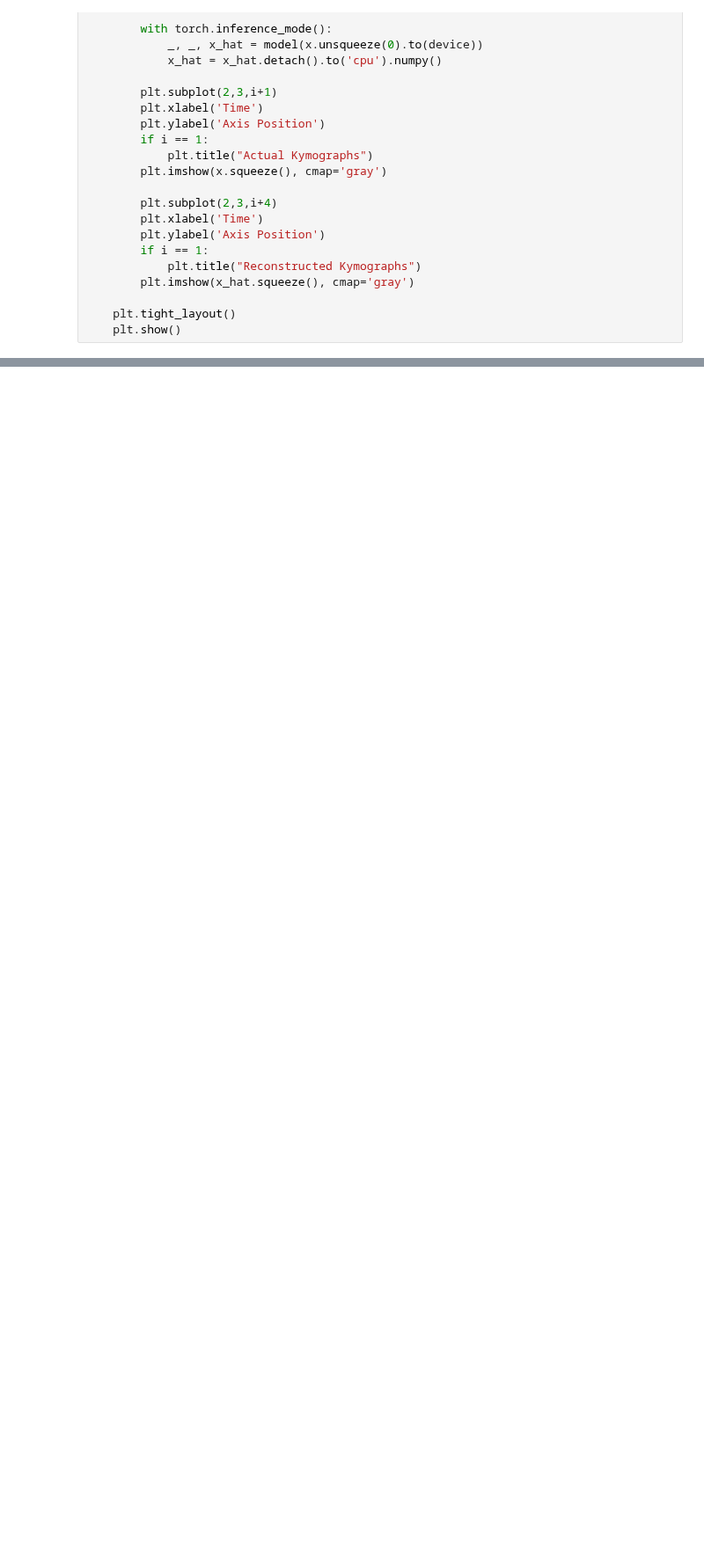
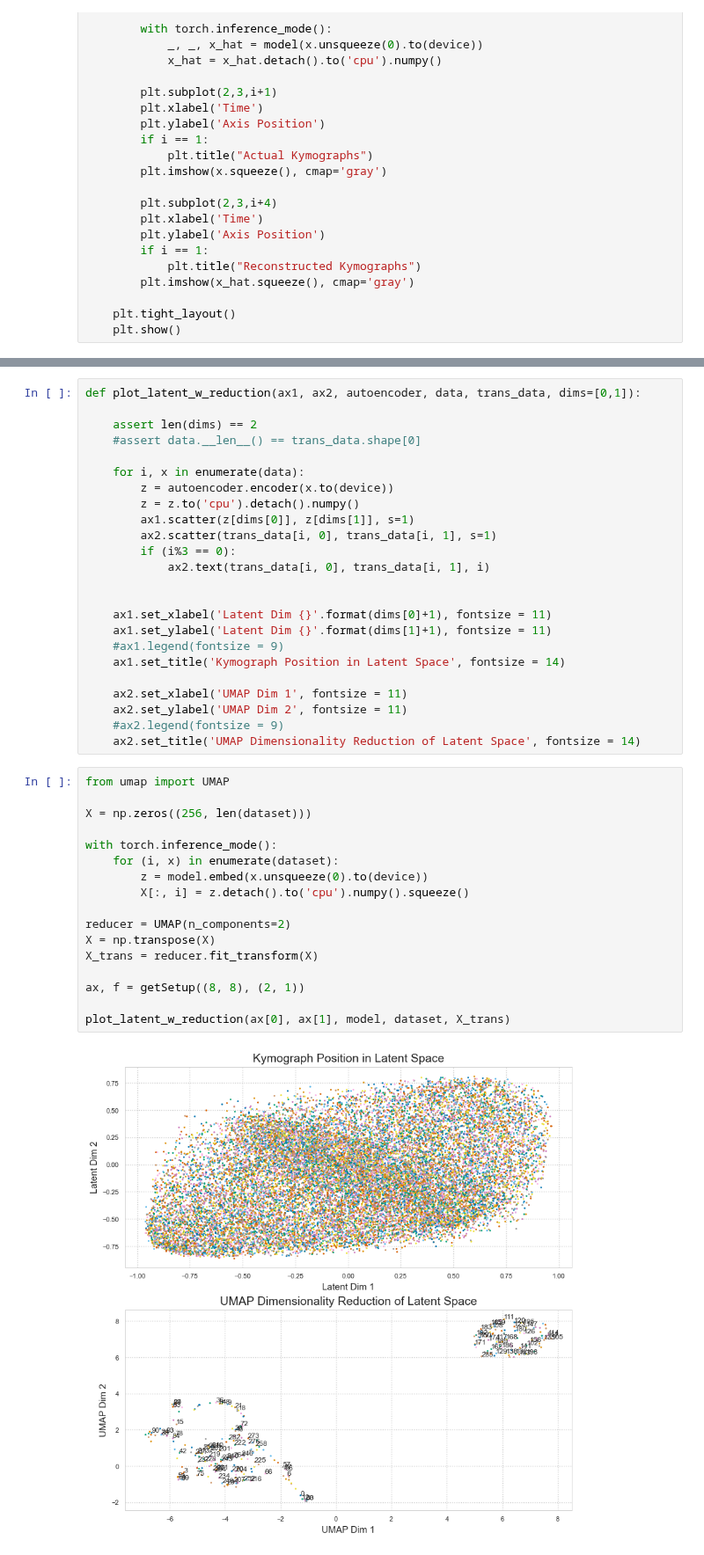
Before and after one commit to jstickelmaier/wonglab-capstone, a Jupyter notebook: DotsTorch/VAE_JC.ipynb, the cells around one changed output, grey strips where cells are left out. Shown at 88% size. Drawn from its saved outputs; the diff is of its cells as text; blank space fills up the shorter version.

Commit message:
Latent space plot and reductiongit add DotsTorch/VAE_JC.ipynb

```diff
--- a/DotsTorch/VAE_JC.ipynb
+++ b/DotsTorch/VAE_JC.ipynb
@@ -294,0 +333,43 @@ plot_sample_im(model, dataset)
+# %%
+def plot_latent_w_reduction(ax1, ax2, autoencoder, data, trans_data, dims=[0,1]):
+
+    assert len(dims) == 2
+    #assert data.__len__() == trans_data.shape[0]
+
+    for i, x in enumerate(data):
+        z = autoencoder.encoder(x.to(device))
+        z = z.to('cpu').detach().numpy()
+        ax1.scatter(z[dims[0]], z[dims[1]], s=1)
+        ax2.scatter(trans_data[i, 0], trans_data[i, 1], s=1)
+        if (i%3 == 0):
+            ax2.text(trans_data[i, 0], trans_data[i, 1], i)
+
+
+    ax1.set_xlabel('Latent Dim {}'.format(dims[0]+1), fontsize = 11)
+    ax1.set_ylabel('Latent Dim {}'.format(dims[1]+1), fontsize = 11)
+    #ax1.legend(fontsize = 9)
+    ax1.set_title('Kymograph Position in Latent Space', fontsize = 14)
+
+    ax2.set_xlabel('UMAP Dim 1', fontsize = 11)
+    ax2.set_ylabel('UMAP Dim 2', fontsize = 11)
+    #ax2.legend(fontsize = 9)
+    ax2.set_title('UMAP Dimensionality Reduction of Latent Space', fontsize = 14)
+# %%
+from umap import UMAP
+
+X = np.zeros((256, len(dataset)))
+
+with torch.inference_mode():
+    for (i, x) in enumerate(dataset):
+        z = model.embed(x.unsqueeze(0).to(device))
+        X[:, i] = z.detach().to('cpu').numpy().squeeze()
+
+reducer = UMAP(n_components=2)
+X = np.transpose(X)
+X_trans = reducer.fit_transform(X)
+
+ax, f = getSetup((8, 8), (2, 1))
+
+plot_latent_w_reduction(ax[0], ax[1], model, dataset, X_trans)
+# %% [output]
+[figure, added]
```
Also changed, not shown: parts of 9 cells of this notebook.
